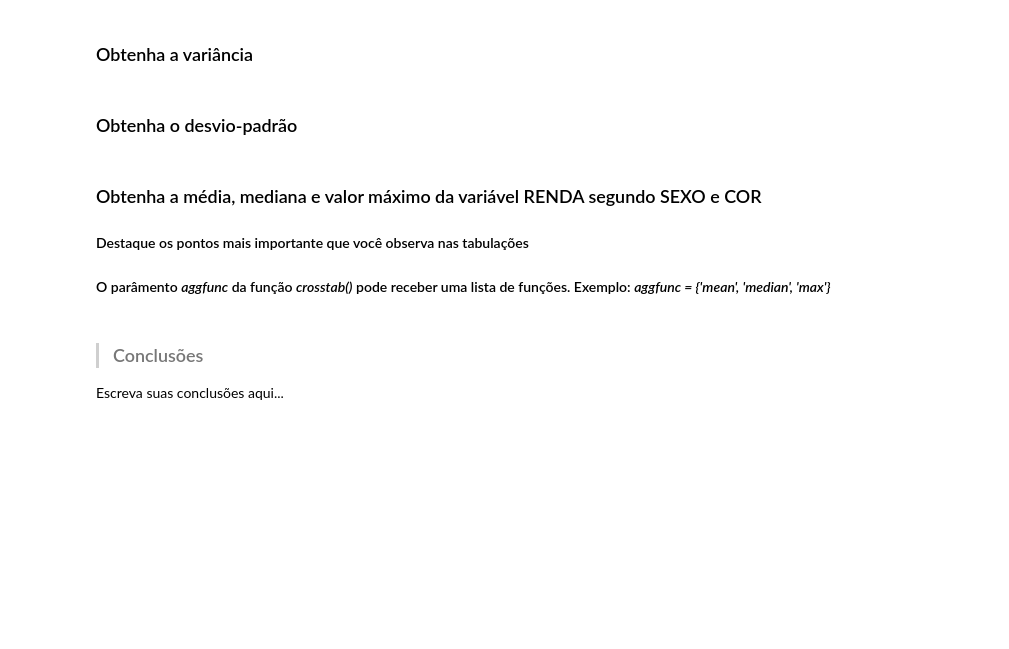
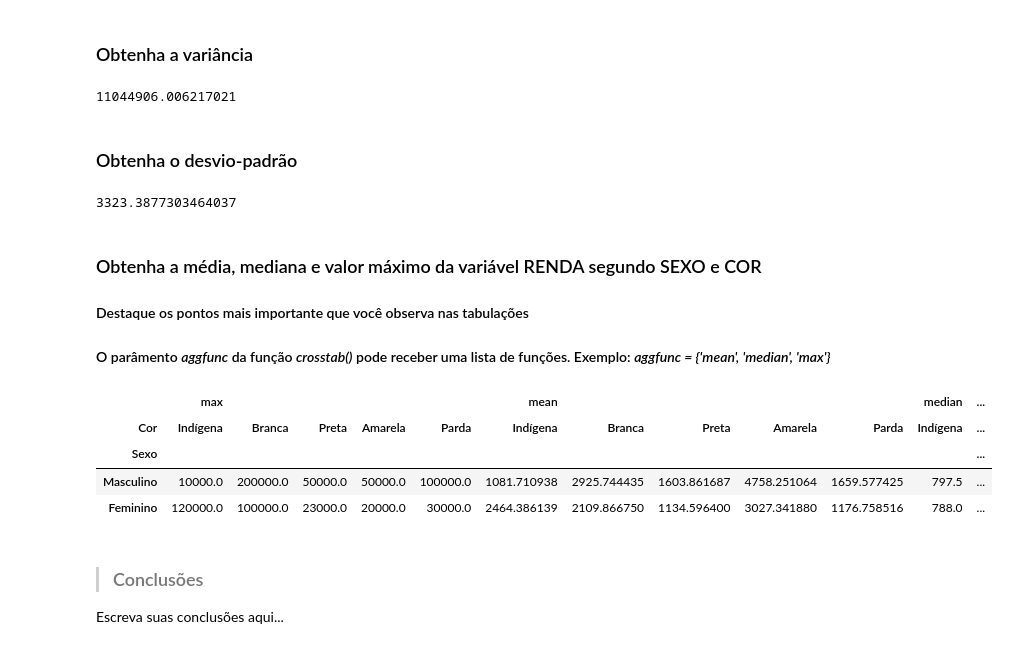
Before and after one commit to strawndri/estatistica-com-python, a Jupyter notebook: Notebooks/analise_descritiva.ipynb, the cells around one changed output. Cells and saved outputs as stored; diff of their text form; code cells hidden in the pictures; blank space fills up the shorter version.

Commit message:
Mean, median and mode + mean deviation, variance and standard deviation

```diff
--- a/Notebooks/analise_descritiva.ipynb
+++ b/Notebooks/analise_descritiva.ipynb
@@ -385,11 +402,30 @@ Escreva suas conclusões aqui...
 # %% [markdown]
 ### Obtenha a variância
+# %%
+dataset.Renda.var()
+# %% [output]
+11044906.006217021
 # %% [markdown]
 ### Obtenha o desvio-padrão
+# %%
+dataset.Renda.std()
+# %% [output]
+3323.3877303464037
 # %% [markdown]
 ### Obtenha a média, mediana e valor máximo da variável RENDA segundo SEXO e COR
 #### <font>Destaque os pontos mais importante que você observa nas tabulações</font>
 #### <font>O parâmento <i>aggfunc</i> da função <i>crosstab()</i> pode receber uma lista de funções. Exemplo: <i>aggfunc = {'mean', 'median', 'max'}</i></font>
+# %%
+df = pd.crosstab(dataset['Sexo'], dataset['Cor'], aggfunc = {'mean', 'median', 'max'}, values = dataset.Renda)
+df.rename(index = sexo, columns = cor, inplace = True)
+
+df
+# %% [output]
+|  | max |  |  |  |  | mean |  |  |  |  | median | ... |
+| Cor | Indígena | Branca | Preta | Amarela | Parda | Indígena | Branca | Preta | Amarela | Parda | Indígena | ... |
+| Sexo |  |  |  |  |  |  |  |  |  |  |  | ... |
+| Masculino | 10000.0 | 200000.0 | 50000.0 | 50000.0 | 100000.0 | 1081.710938 | 2925.744435 | 1603.861687 | 4758.251064 | 1659.577425 | 797.5 | ... |
+| Feminino | 120000.0 | 100000.0 | 23000.0 | 20000.0 | 30000.0 | 2464.386139 | 2109.866750 | 1134.596400 | 3027.341880 | 1176.758516 | 788.0 | ... |
 # %% [markdown]
 > ### Conclusões
 
```
Also changed, not shown: parts of 12 cells of this notebook.
